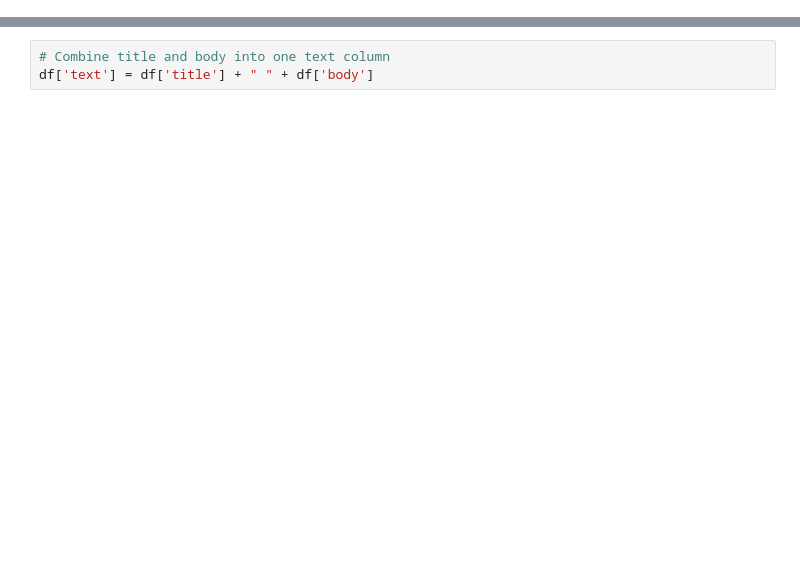
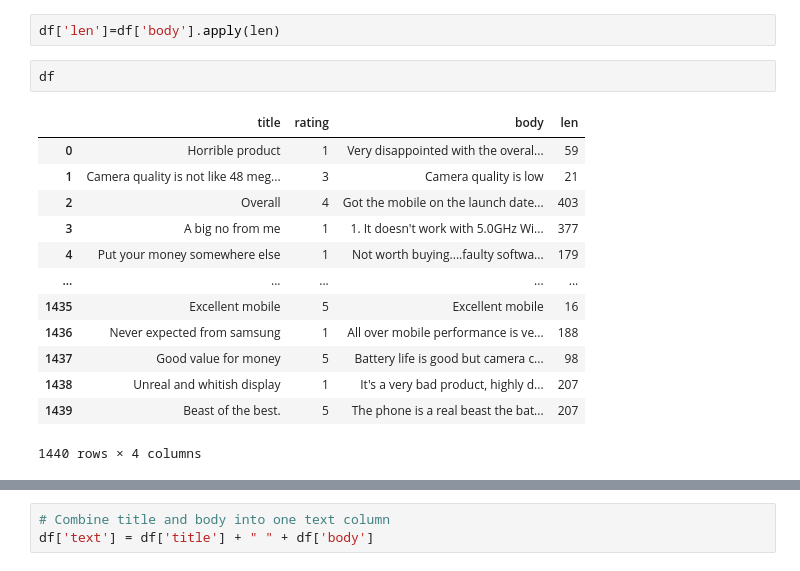
Before and after one commit to indiragolamari/sentiment_analysis, a Jupyter notebook: project.ipynb, the cells around one changed output, grey strips where cells are left out. Saved outputs shown, nothing was run; the diff lists cells and outputs as text; blank space fills up the shorter version.

```diff
--- a/project.ipynb
+++ b/project.ipynb
@@ -41,0 +90,18 @@ df = pd.read_csv("P543.csv",on_bad_lines='skip',encoding='latin-1')
+# %%
+df['len']=df['body'].apply(len)
+# %%
+df
+# %% [output]
+|  | title | rating | body | len |
+| 0 | Horrible product | 1 | Very disappointed with the overal... | 59 |
+| 1 | Camera quality is not like 48 meg... | 3 | Camera quality is low | 21 |
+| 2 | Overall | 4 | Got the mobile on the launch date... | 403 |
+| 3 | A big no from me | 1 | 1. It doesn't work with 5.0GHz Wi... | 377 |
+| 4 | Put your money somewhere else | 1 | Not worth buying....faulty softwa... | 179 |
+| ... | ... | ... | ... | ... |
+| 1435 | Excellent mobile | 5 | Excellent mobile | 16 |
+| 1436 | Never expected from samsung | 1 | All over mobile performance is ve... | 188 |
+| 1437 | Good value for money | 5 | Battery life is good but camera c... | 98 |
+| 1438 | Unreal and whitish display | 1 | It's a very bad product, highly d... | 207 |
+| 1439 | Beast of the best. | 5 | The phone is a real beast the bat... | 207 |
+1440 rows × 4 columns
```
Also changed, not shown: parts of 65 cells of this notebook.
